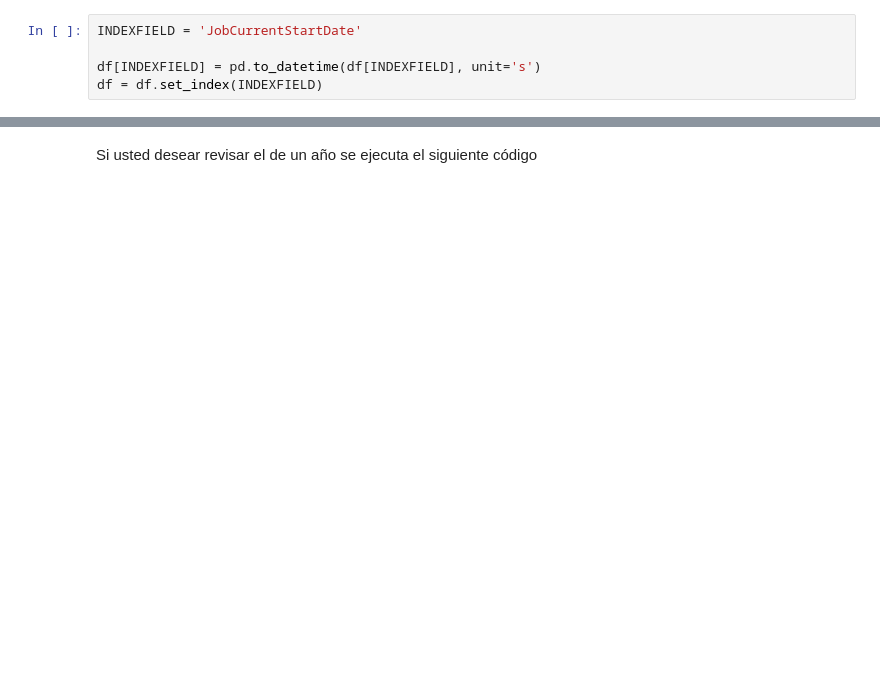
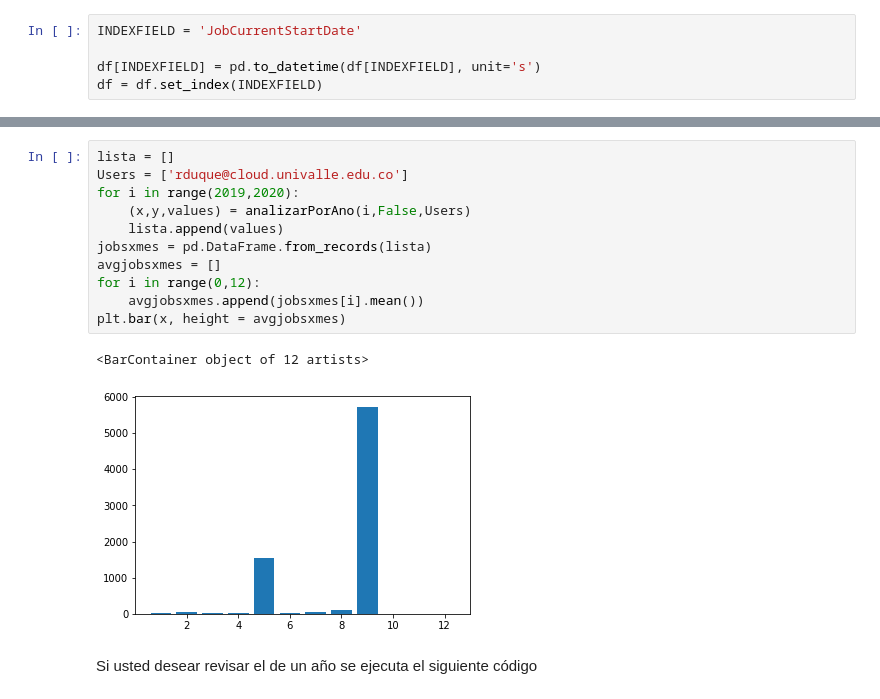
Before and after one commit to josanabr/visualizingUVClusterData, a Jupyter notebook: Analizando Datos del Cluster Univalle.ipynb, the cells around one changed output, grey strips where cells are left out. Saved outputs shown, nothing was run; the diff lists cells and outputs as text; blank space fills up the shorter version.

```diff
--- a/Analizando Datos del Cluster Univalle.ipynb
+++ b/Analizando Datos del Cluster Univalle.ipynb
@@ -57,3 +100,17 @@ def showPlot(xlab, val):
+# %%
+lista = []
+Users = ['rduque@cloud.univalle.edu.co']
+for i in range(2019,2020):
+    (x,y,values) = analizarPorAno(i,False,Users)
+    lista.append(values)
+jobsxmes = pd.DataFrame.from_records(lista)
+avgjobsxmes = []
+for i in range(0,12):
+    avgjobsxmes.append(jobsxmes[i].mean())
+plt.bar(x, height = avgjobsxmes)
+# %% [output]
+<BarContainer object of 12 artists>
+[figure, added]
 # %% [markdown]
 Si usted desear revisar el de un año se ejecuta el siguiente código
 # %%
```
Also changed, not shown: parts of 14 cells of this notebook.
